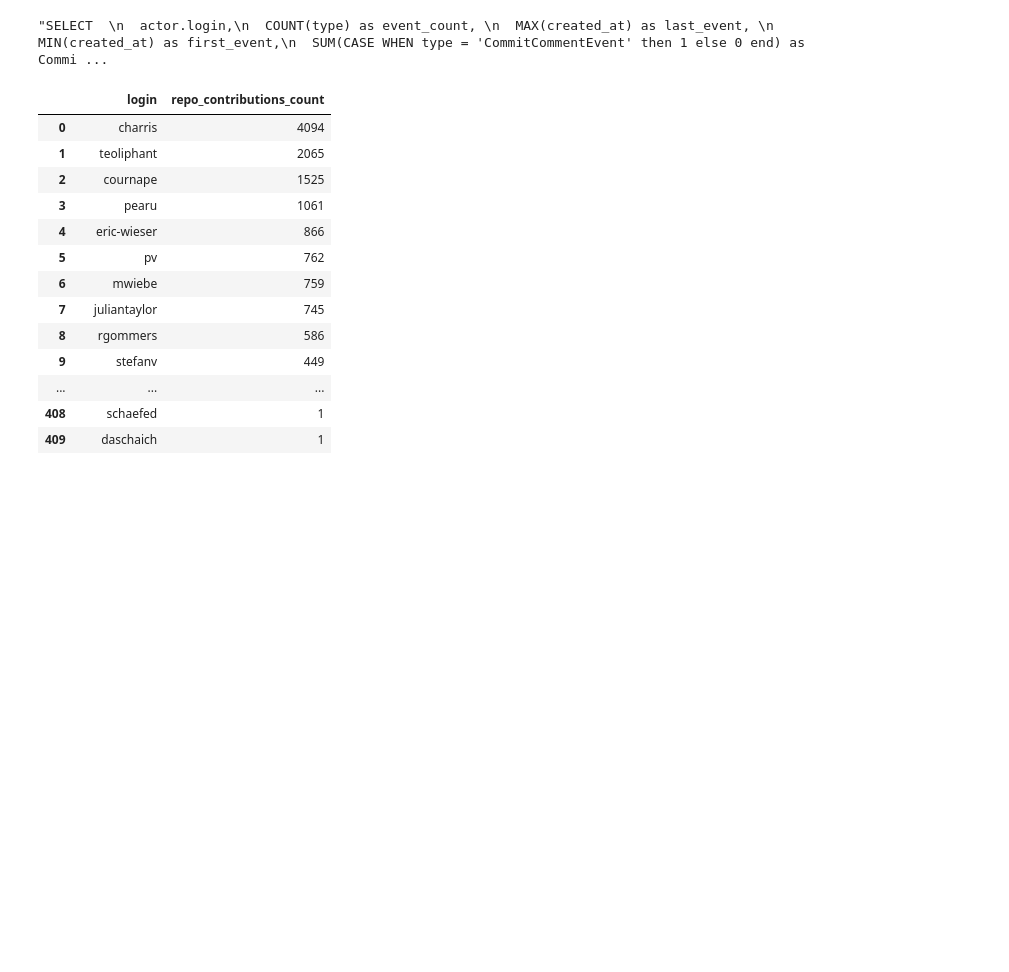
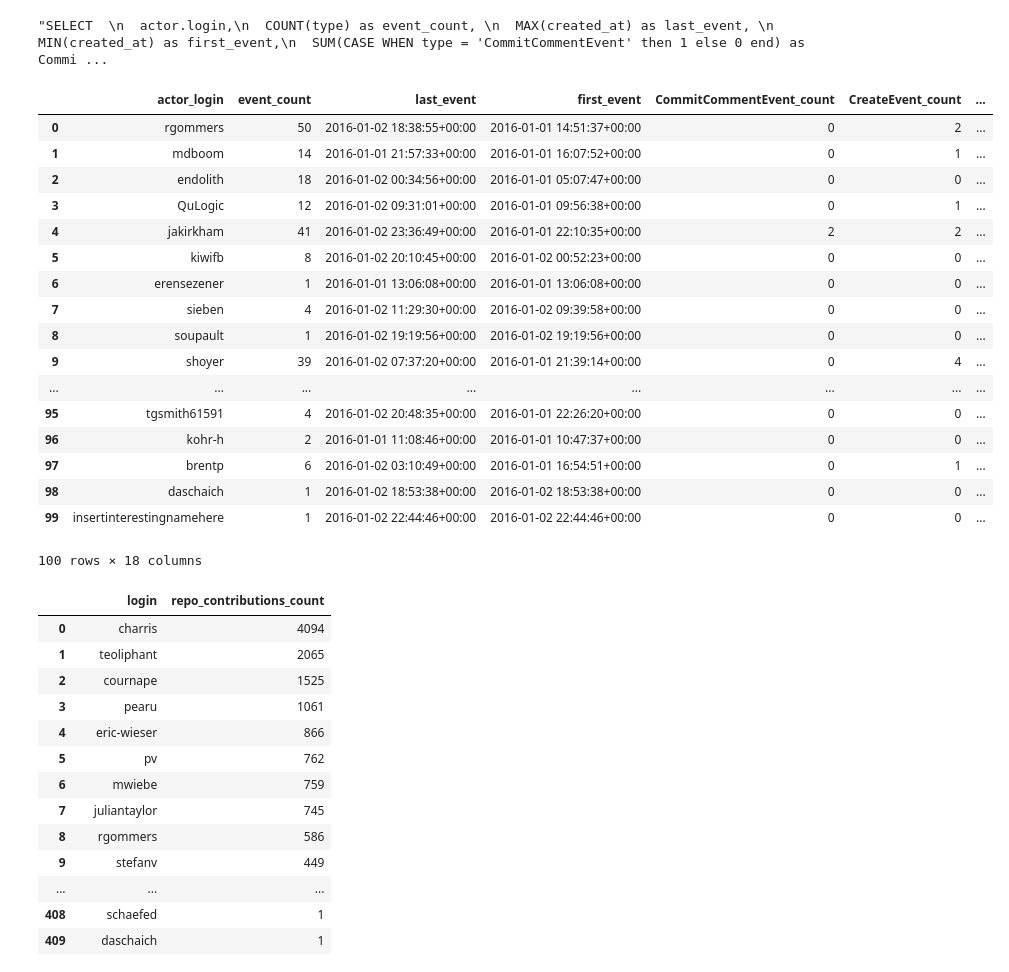
Before and after one commit to bps10/github-churn, a Jupyter notebook: UI_repo_data_fetch.ipynb, the cells around one changed output. Cells and saved outputs as stored; diff of their text form; code cells hidden in the pictures; blank space fills up the shorter version.

```diff
--- a/UI_repo_data_fetch.ipynb
+++ b/UI_repo_data_fetch.ipynb
@@ -16,8 +16,6 @@ def get_contributors(gh, owner, repo):
     repo = gh.repository('numpy', 'numpy')
     return [[contributor.login, contributor.contributions] for contributor in repo.contributors()]
 # %%
-contrib = get_contributors(gh, 'numpy', 'numpy')
+contrib = h.get_contributors(gh, 'numpy', 'numpy')
 # %%
 repo = gh.repository('numpy', 'numpy')
-# %%
-user = gh.user('bps10')
@@ -135,6 +121,32 @@ def create_query_from_list(user_list):
 # %%
 import numpy as np
 users = np.asarray(contrib)[:, 0]
+# %%
+query = create_query_from_list(users)
+# %%
+job_config = bigquery.QueryJobConfig()
+job_config.use_legacy_sql = True
+df = client.query(query, location="US", job_config=job_config).to_dataframe()
+df
+# %% [output]
+|  | actor_login | event_count | last_event | first_event | CommitCommentEvent_count | CreateEvent_count | ... |
+| 0 | rgommers | 50 | 2016-01-02 18:38:55+00:00 | 2016-01-01 14:51:37+00:00 | 0 | 2 | ... |
+| 1 | mdboom | 14 | 2016-01-01 21:57:33+00:00 | 2016-01-01 16:07:52+00:00 | 0 | 1 | ... |
+| 2 | endolith | 18 | 2016-01-02 00:34:56+00:00 | 2016-01-01 05:07:47+00:00 | 0 | 0 | ... |
+| 3 | QuLogic | 12 | 2016-01-02 09:31:01+00:00 | 2016-01-01 09:56:38+00:00 | 0 | 1 | ... |
+| 4 | jakirkham | 41 | 2016-01-02 23:36:49+00:00 | 2016-01-01 22:10:35+00:00 | 2 | 2 | ... |
+| 5 | kiwifb | 8 | 2016-01-02 20:10:45+00:00 | 2016-01-02 00:52:23+00:00 | 0 | 0 | ... |
+| 6 | erensezener | 1 | 2016-01-01 13:06:08+00:00 | 2016-01-01 13:06:08+00:00 | 0 | 0 | ... |
+| 7 | sieben | 4 | 2016-01-02 11:29:30+00:00 | 2016-01-02 09:39:58+00:00 | 0 | 0 | ... |
+| 8 | soupault | 1 | 2016-01-02 19:19:56+00:00 | 2016-01-02 19:19:56+00:00 | 0 | 0 | ... |
+| 9 | shoyer | 39 | 2016-01-02 07:37:20+00:00 | 2016-01-01 21:39:14+00:00 | 0 | 4 | ... |
+| ... | ... | ... | ... | ... | ... | ... | ... |
+| 95 | tgsmith61591 | 4 | 2016-01-02 20:48:35+00:00 | 2016-01-01 22:26:20+00:00 | 0 | 0 | ... |
+| 96 | kohr-h | 2 | 2016-01-01 11:08:46+00:00 | 2016-01-01 10:47:37+00:00 | 0 | 0 | ... |
+| 97 | brentp | 6 | 2016-01-02 03:10:49+00:00 | 2016-01-01 16:54:51+00:00 | 0 | 1 | ... |
+| 98 | daschaich | 1 | 2016-01-02 18:53:38+00:00 | 2016-01-02 18:53:38+00:00 | 0 | 0 | ... |
+| 99 | insertinterestingnamehere | 1 | 2016-01-02 22:44:46+00:00 | 2016-01-02 22:44:46+00:00 | 0 | 0 | ... |
+100 rows × 18 columns
 # %%
 import pandas as pd
 user_df = pd.DataFrame(contrib, columns=['login', 'repo_contributions_count'])
```
Also changed, not shown: parts of 5 cells of this notebook, 1 other file.
